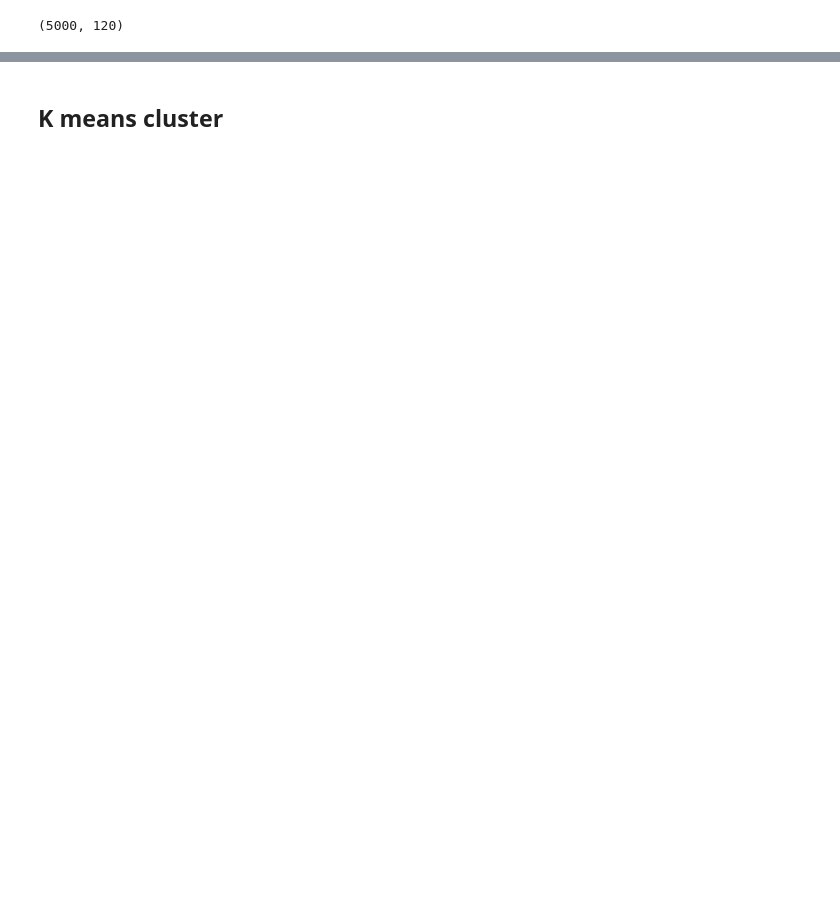
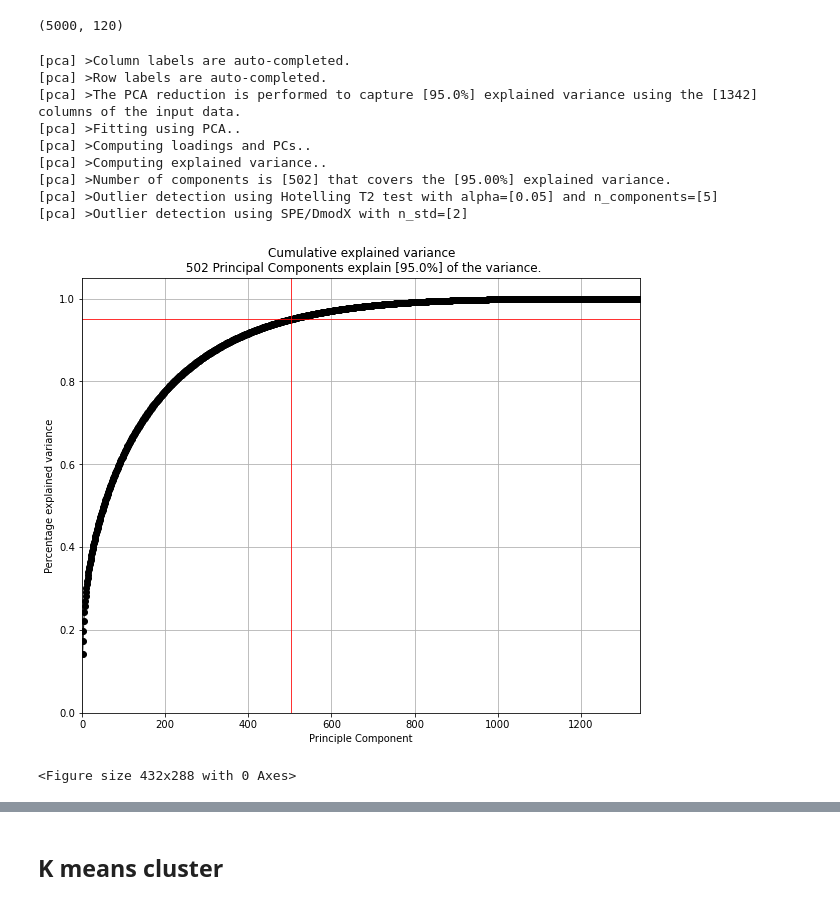
Before and after one commit to AutomnePAN/INF552-anime-visualisation, a Jupyter notebook: data_cluster.ipynb, the cells around one changed output, grey strips where cells are left out. Drawn from its saved outputs; the diff is of its cells as text; code cells hidden in the pictures; blank space fills up the shorter version.

```diff
--- a/data_cluster.ipynb
+++ b/data_cluster.ipynb
@@ -129,3 +129,35 @@ pca.score(rating_table)
 pca.transform(rating_table).shape
 # %% [output]
 (5000, 120)
+# %%
+from pca import pca
+
+# Initialize to reduce the data up to the number of componentes that explains 95% of the variance.
+model = pca(n_components=0.95)
+
+# Or reduce the data towards 2 PCs
+# model = pca(n_components=2)
+
+# Fit transform
+results = model.fit_transform(rating_table)
+
+# Plot explained variance
+fig, ax = model.plot()
+
+# Scatter first 2 PCs
+fig, ax = model.scatter()
+
+# Make biplot with the number of features
+fig, ax = model.biplot(n_feat=4)
+# %% [output]
+[pca] >Column labels are auto-completed.
+[pca] >Row labels are auto-completed.
+[pca] >The PCA reduction is performed to capture [95.0%] explained variance using the [1342] columns of the input data.
+[pca] >Fitting using PCA..
+[pca] >Computing loadings and PCs..
+[pca] >Computing explained variance..
+[pca] >Number of components is [502] that covers the [95.00%] explained variance.
+[pca] >Outlier detection using Hotelling T2 test with alpha=[0.05] and n_components=[5]
+[pca] >Outlier detection using SPE/DmodX with n_std=[2]
+[figure, added]
+<Figure size 432x288 with 0 Axes>
```
Also changed, not shown: parts of 12 cells of this notebook, 1 other file.
